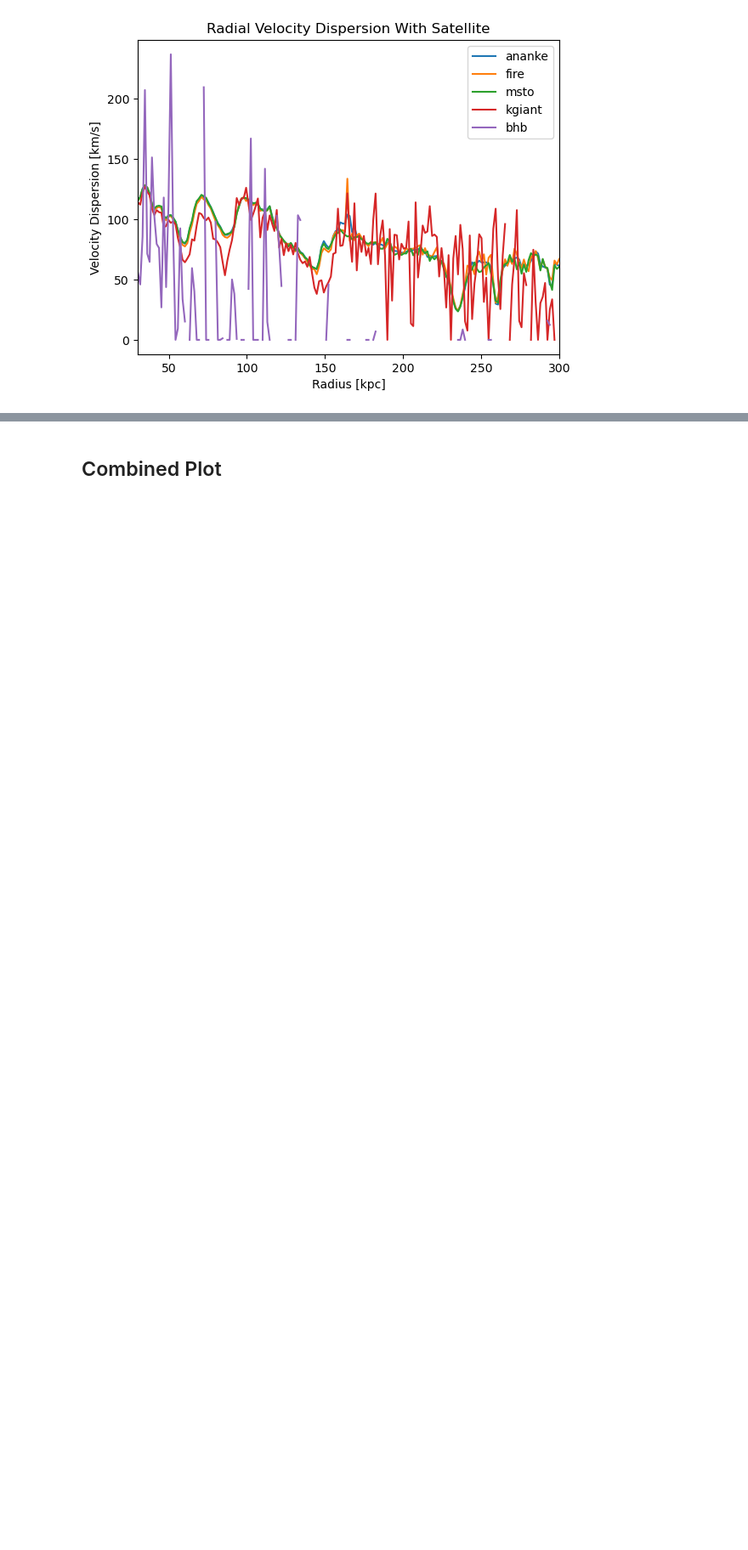
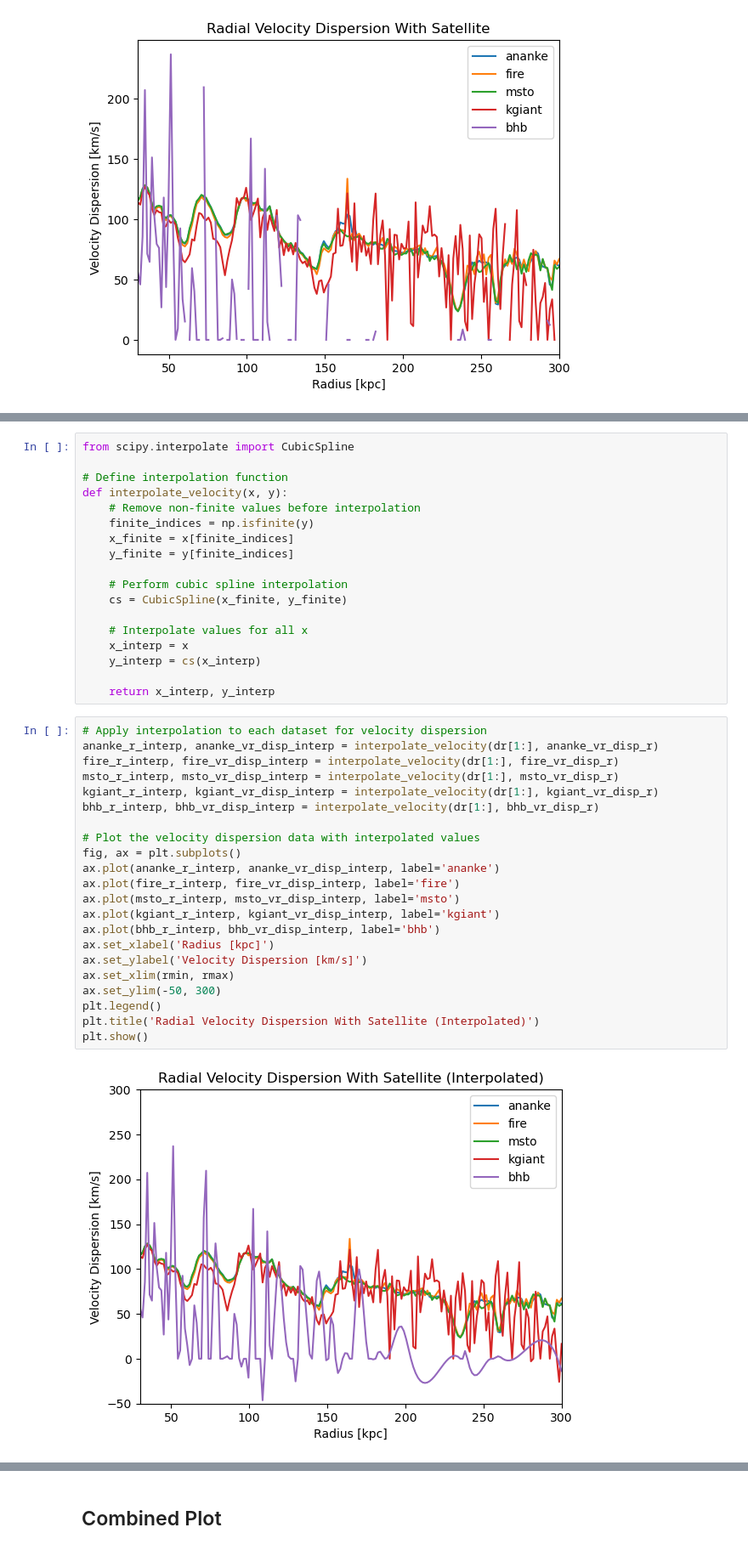
Before and after one commit to aeden2019/rubin_mw_mocks, a Jupyter notebook: src/analysis/Plots.ipynb, the cells around one changed output, grey strips where cells are left out. Shown at 85% size. Drawn from its saved outputs; the diff is of its cells as text; blank space fills up the shorter version.

```diff
--- a/src/analysis/Plots.ipynb
+++ b/src/analysis/Plots.ipynb
@@ -407,0 +456,42 @@ plt.show()
+# %%
+from scipy.interpolate import CubicSpline
+
+# Define interpolation function
+def interpolate_velocity(x, y):
+    # Remove non-finite values before interpolation
+    finite_indices = np.isfinite(y)
+    x_finite = x[finite_indices]
+    y_finite = y[finite_indices]
+
+    # Perform cubic spline interpolation
+    cs = CubicSpline(x_finite, y_finite)
+
+    # Interpolate values for all x
+    x_interp = x
+    y_interp = cs(x_interp)
+
+    return x_interp, y_interp
+# %%
+# Apply interpolation to each dataset for velocity dispersion
+ananke_r_interp, ananke_vr_disp_interp = interpolate_velocity(dr[1:], ananke_vr_disp_r)
+fire_r_interp, fire_vr_disp_interp = interpolate_velocity(dr[1:], fire_vr_disp_r)
+msto_r_interp, msto_vr_disp_interp = interpolate_velocity(dr[1:], msto_vr_disp_r)
+kgiant_r_interp, kgiant_vr_disp_interp = interpolate_velocity(dr[1:], kgiant_vr_disp_r)
+bhb_r_interp, bhb_vr_disp_interp = interpolate_velocity(dr[1:], bhb_vr_disp_r)
+
+# Plot the velocity dispersion data with interpolated values
+fig, ax = plt.subplots()
+ax.plot(ananke_r_interp, ananke_vr_disp_interp, label='ananke')
+ax.plot(fire_r_interp, fire_vr_disp_interp, label='fire')
+ax.plot(msto_r_interp, msto_vr_disp_interp, label='msto')
+ax.plot(kgiant_r_interp, kgiant_vr_disp_interp, label='kgiant')
+ax.plot(bhb_r_interp, bhb_vr_disp_interp, label='bhb')
+ax.set_xlabel('Radius [kpc]')
+ax.set_ylabel('Velocity Dispersion [km/s]')
+ax.set_xlim(rmin, rmax)
+ax.set_ylim(-50, 300)
+plt.legend()
+plt.title('Radial Velocity Dispersion With Satellite (Interpolated)')
+plt.show()
+# %% [output]
+[figure, added]
```
Also changed, not shown: parts of 31 cells of this notebook.
